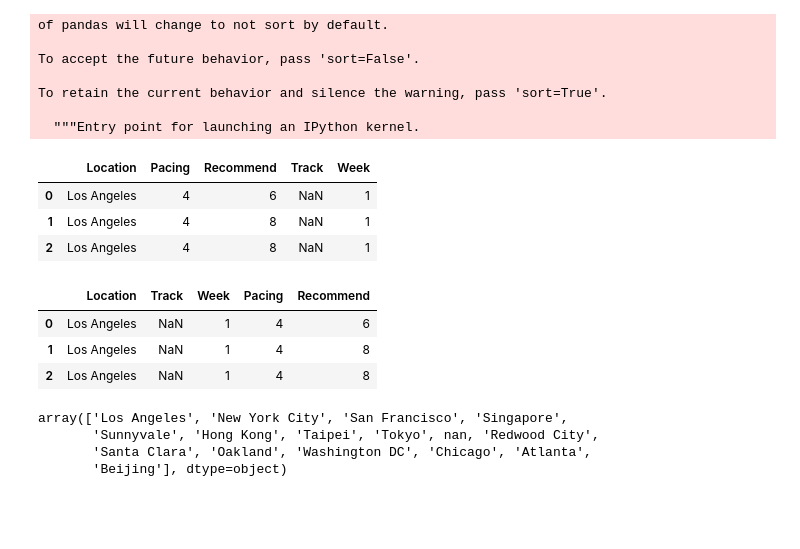
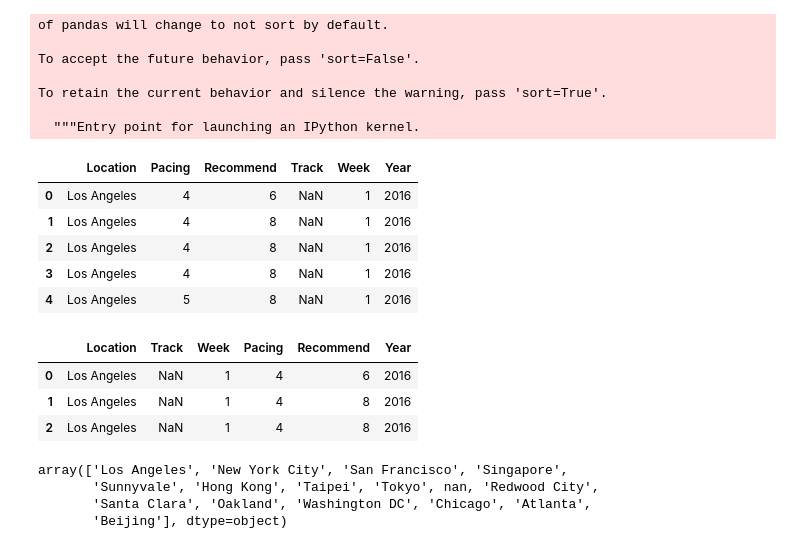
Before and after one commit to Sukhrobjon/DS-1.1, a Jupyter notebook: summer_academy_NPS/second_data_2016.ipynb, the cells around one changed output. Cells and saved outputs as stored; diff of their text form; code cells hidden in the pictures; blank space fills up the shorter version.

```diff
--- a/summer_academy_NPS/second_data_2016.ipynb
+++ b/summer_academy_NPS/second_data_2016.ipynb
@@ -255,3 +268,5 @@ final_2016.head(10)
 | 7 | New York City | 5 | 6 | Games | 1 |
 | 8 | New York City | 3 | 6 | Games | 1 |
 | 9 | New York City | 3 | 6 | Apps | 1 |
+# %%
+final_2016["Year"] = "2016"
@@ -378,6 +402,8 @@ array(['San Francisco', 'Los Angeles', nan, 'New York City',
        'Redwood City', 'Santa Clara', 'Oakland', 'Washington DC',
        'Chicago', 'Atlanta', 'Hong Kong', 'Beijing', 'Tokyo'],
       dtype=object)
+# %%
+df_2017["Year"] = "2017"
 # %%
 # Location Represention in terms of the number of submitted data
 df['Location'].value_counts().plot(kind='bar')
@@ -510,21 +530,23 @@ To retain the current behavior and silence the warning, pass 'sort=True'.
 
   """Entry point for launching an IPython kernel.
 # %%
-dataset_final.head(3)
+dataset_final.head()
 # %% [output]
-|  | Location | Pacing | Recommend | Track | Week |
-| 0 | Los Angeles | 4 | 6 | NaN | 1 |
-| 1 | Los Angeles | 4 | 8 | NaN | 1 |
-| 2 | Los Angeles | 4 | 8 | NaN | 1 |
+|  | Location | Pacing | Recommend | Track | Week | Year |
+| 0 | Los Angeles | 4 | 6 | NaN | 1 | 2016 |
+| 1 | Los Angeles | 4 | 8 | NaN | 1 | 2016 |
+| 2 | Los Angeles | 4 | 8 | NaN | 1 | 2016 |
+| 3 | Los Angeles | 4 | 8 | NaN | 1 | 2016 |
+| 4 | Los Angeles | 5 | 8 | NaN | 1 | 2016 |
 # %%
-desired_order = ["Location", "Track", "Week", "Pacing", "Recommend"]
+desired_order = ["Location", "Track", "Week", "Pacing", "Recommend", "Year"]
 dataset_final = dataset_final[desired_order]
 dataset_final.head(3)
 # %% [output]
-|  | Location | Track | Week | Pacing | Recommend |
-| 0 | Los Angeles | NaN | 1 | 4 | 6 |
-| 1 | Los Angeles | NaN | 1 | 4 | 8 |
-| 2 | Los Angeles | NaN | 1 | 4 | 8 |
+|  | Location | Track | Week | Pacing | Recommend | Year |
+| 0 | Los Angeles | NaN | 1 | 4 | 6 | 2016 |
+| 1 | Los Angeles | NaN | 1 | 4 | 8 | 2016 |
+| 2 | Los Angeles | NaN | 1 | 4 | 8 | 2016 |
 # %%
 dataset_final["Location"].unique()
 # %% [output]
```
Also changed, not shown: parts of 28 cells of this notebook, 3 other files.
